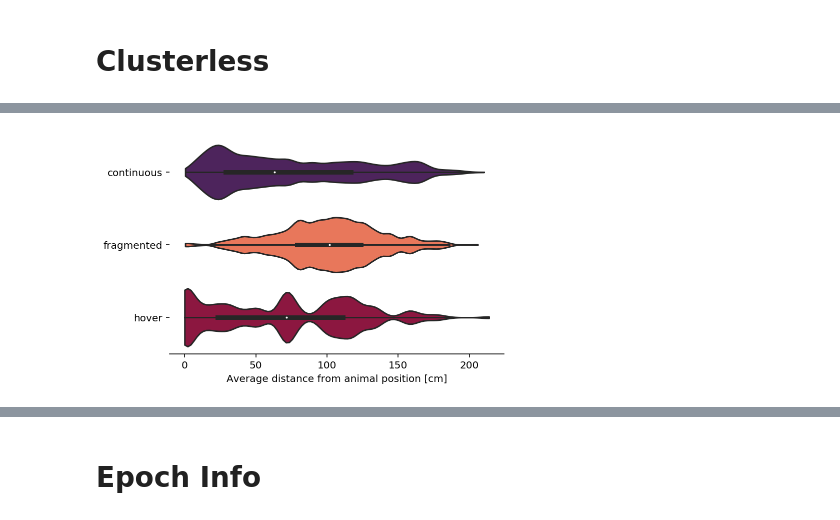
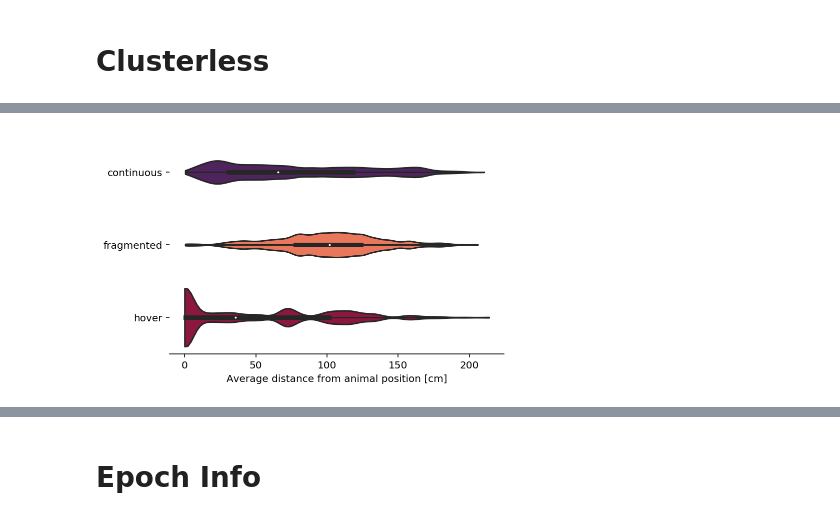
Before and after one commit to Eden-Kramer-Lab/replay_trajectory_paper, a Jupyter notebook: notebooks/Analyze_Replay.ipynb, the cells around one changed output, grey strips where cells are left out. Drawn from its saved outputs; the diff is of its cells as text; code cells hidden in the pictures.

```diff
--- a/notebooks/Analyze_Replay.ipynb
+++ b/notebooks/Analyze_Replay.ipynb
@@ -310,5 +445,5 @@ sns.despine()
 # %%
-is_col = replay_info.columns.str.endswith('_replay_distance')
+is_col = replay_info.columns.str.endswith('_replay_distance_from_actual_position')
 sns.stripplot(data=(replay_info.loc[:, is_col]
                     .rename(columns=lambda c: c.split('_')[0])),
               order=['continuous', 'fragmented', 'hover'],
@@ -318,7 +453,7 @@ plt.xlabel('Distance from animal position [cm]')
 sns.despine(left=True)
 
 plt.figure()
-is_col = replay_info.columns.str.endswith('_replay_distance')
+is_col = replay_info.columns.str.endswith('_replay_distance_from_actual_position')
 sns.violinplot(data=(replay_info.loc[:, is_col]
                     .rename(columns=lambda c: c.split('_')[0])),
               order=['continuous', 'fragmented', 'hover'],
@@ -331 +466 @@ sns.despine(left=True)
-[figure, old version]
+[figure, new version]
```
Also changed, not shown: parts of 39 cells of this notebook.
